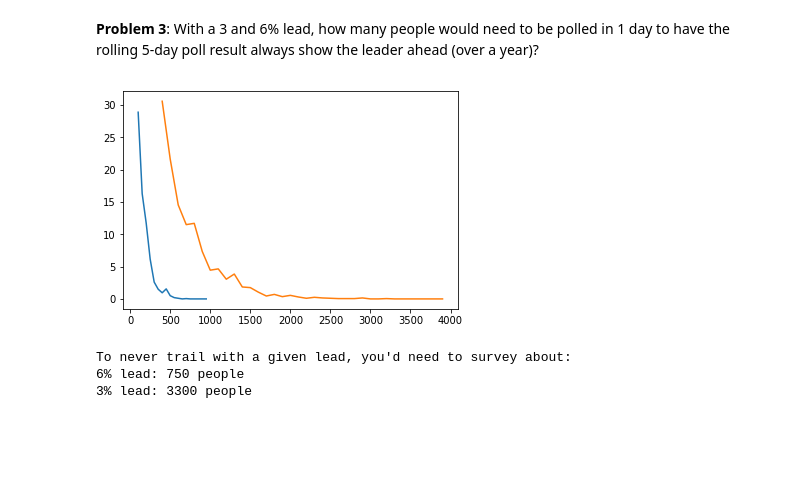
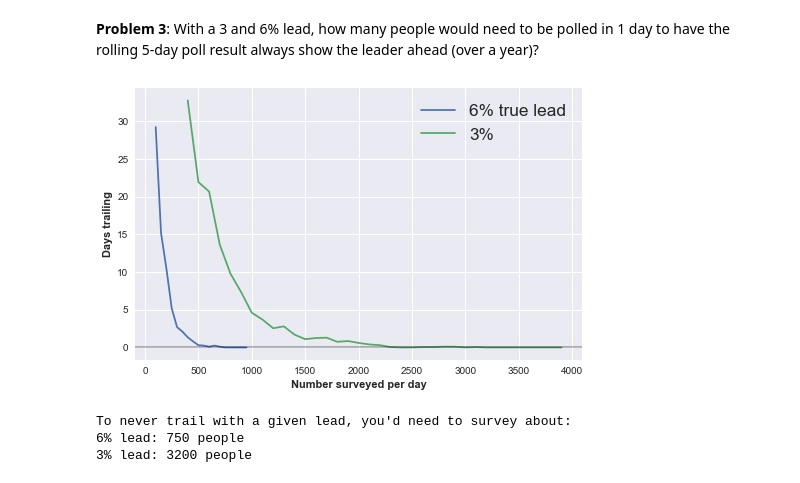
Before and after one commit to mattjaffe42/hw_py_ay250, a Jupyter notebook: hw1/jaffe_hw1.ipynb, the cells around one changed output. Cells and saved outputs as stored; diff of their text form; code cells hidden in the pictures; blank space fills up the shorter version.

```diff
--- a/hw1/jaffe_hw1.ipynb
+++ b/hw1/jaffe_hw1.ipynb
@@ -482,7 +482,10 @@ Often times, people act as good sensors of the physical universe. We can use Goo
 Hint: `from scipy.signal.spectral import lombscargle` (you'll want to normalize your signal so it has a mean of zero.)
 # %%
 import pandas as pd
+import numpy as np
 from scipy.signal.spectral import lombscargle
+import seaborn as sns
+sns.set()
 
 datafile = './data/merged_data.csv'
 data_df = pd.read_csv(datafile)
@@ -563,6 +566,8 @@ import pandas as pd
 import numpy as np
 import numpy.random as rnd
 import matplotlib.pyplot as plt
+import seaborn as sns
+sns.set()
 
 day0 = date(2017, 6, 1)
 day_f = date(2017, 11, 6)  # day before election day
@@ -588,14 +593,18 @@ def get_rolling_df(ndays=n_days_Silver, n_daily=n_daily_Silver, lead=lead_H_Silv
     results_s = pd.Series(poll_results, index=poll_days)
     results_df = pd.DataFrame({'margin':results_s})
 
-    return (results_df.rolling(5, win_type='boxcar').mean()/n_daily-0.5)*2
+    return (results_df.rolling(5, win_type='boxcar').mean()/n_daily-0.5)*2*100
 
 rolling_mean_df = get_rolling_df()
 rolling_mean_df.plot()
-#plt.ylim(-0.05, 0.15)
+
+# some formatting
+plt.axhline(0, color='k', linestyle=':')
+plt.axhline(lead_H_Silver, color='r', linestyle='--')
+plt.gca().legend_.remove()
+plt.gcf().set_size_inches((8,5))
+plt.xlabel("Date", fontweight="bold")
+plt.ylabel("Margin (%)", fontweight="bold")
+plt.title("Polling Data", fontweight="bold")
 plt.show()
-
-# To do
-#------
-# plot formatting
 # %% [output]
@@ -650,15 +664,21 @@ good_survey_size_3 = ns_3[np.where(pts_neg_3==0)[0][0]]*100
 # %%
 good_survey_size_6 = ns_6[np.nonzero(pts_neg_6)[0][-1] + 1]
 good_survey_size_3 = ns_3[np.nonzero(pts_neg_3)[0][-1] + 1]
 
-plt.plot(ns_6, pts_neg_6)
-plt.plot(ns_3, pts_neg_3)
+plt.plot(ns_6, pts_neg_6, label='6% true lead')
+plt.plot(ns_3, pts_neg_3, label='3%')
+plt.legend(prop={'weight':'normal', 'size':'x-large'})
+plt.axhline(0, color='k', linestyle='-', alpha=0.3)
+plt.gcf().set_size_inches((8,5))
+plt.xlabel("Number surveyed per day", fontweight="bold")
+plt.ylabel("Days trailing", fontweight="bold")
 plt.show()
+
 print("To never trail with a given lead, you'd need to survey about:")
 print(f"6% lead: {good_survey_size_6} people")
 print(f"3% lead: {good_survey_size_3} people")
 # %% [output]
-[figure, old version]
+[figure, new version]
 To never trail with a given lead, you'd need to survey about:
 6% lead: 750 people
-3% lead: 3300 people
+3% lead: 3200 people
```
Also changed, not shown: parts of 4 cells of this notebook.
